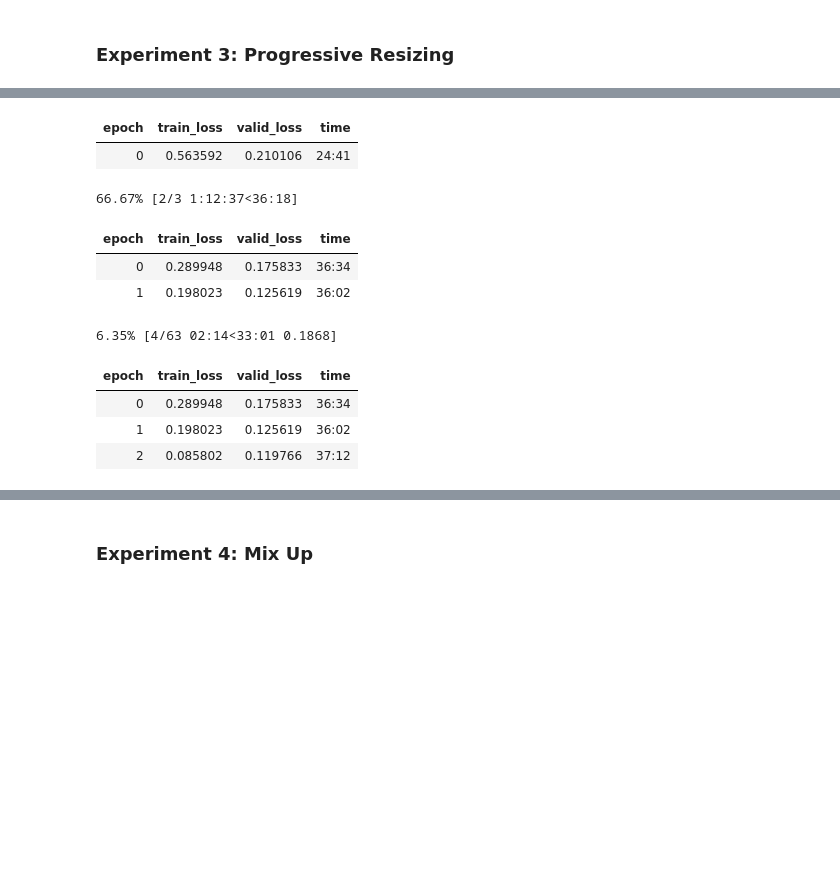
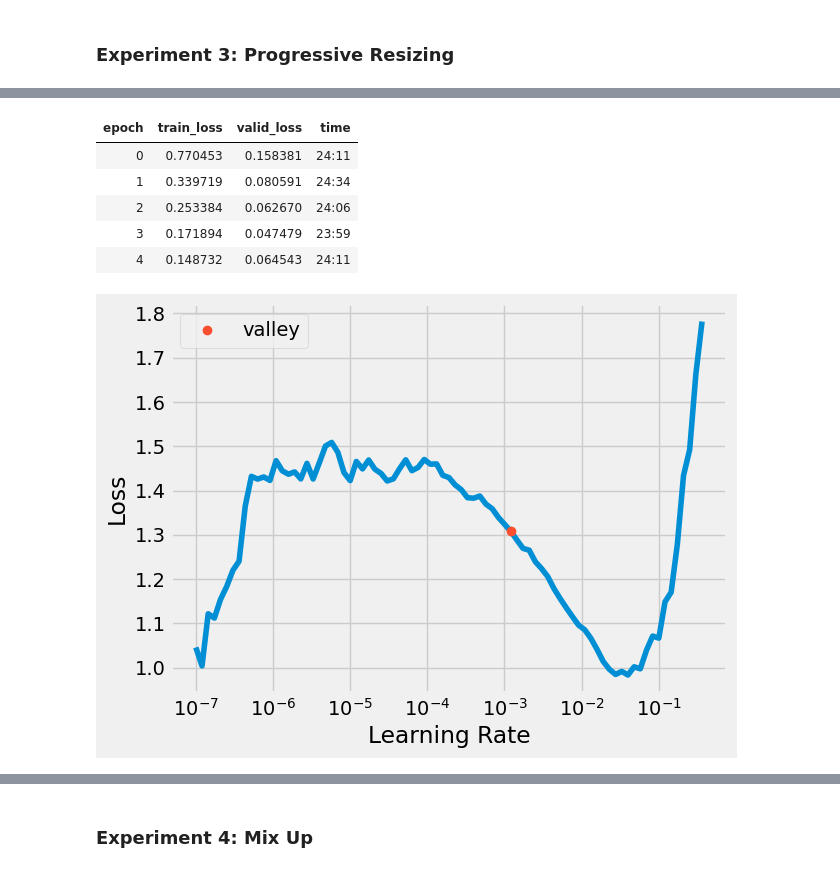
Before and after one commit to Virgo-Alpha/Mask_Detection, a Jupyter notebook: detector.ipynb, the cells around one changed output, grey strips where cells are left out. Saved outputs shown, nothing was run; the diff lists cells and outputs as text; code cells hidden in the pictures; blank space fills up the shorter version.

```diff
--- a/detector.ipynb
+++ b/detector.ipynb
@@ -429,5 +428,8 @@ learn.dls = dls # Change the dataloaders to our new ones with larger image size
 
 learn.freeze()
 
-learn.fine_tune(3)
+lr_min = learn.lr_find()
+
+# Choose a learning rate(s) based on the plot generated by lr_find
+learn.fit_one_cycle(5, lr_max=lr_min)  # For example, using the minimum learning rate found
 # %% [output]
@@ -434,14 +437,10 @@ learn.fine_tune(3)
 | epoch | train_loss | valid_loss | time |
-| 0 | 0.563592 | 0.210106 | 24:41 |
+| 0 | 0.770453 | 0.158381 | 24:11 |
+| 1 | 0.339719 | 0.080591 | 24:34 |
+| 2 | 0.253384 | 0.062670 | 24:06 |
+| 3 | 0.171894 | 0.047479 | 23:59 |
+| 4 | 0.148732 | 0.064543 | 24:11 |
-66.67% [2/3 1:12:37<36:18]
-| epoch | train_loss | valid_loss | time |
-| 0 | 0.289948 | 0.175833 | 36:34 |
-| 1 | 0.198023 | 0.125619 | 36:02 |
-6.35% [4/63 02:14<33:01 0.1868]
-| epoch | train_loss | valid_loss | time |
-| 0 | 0.289948 | 0.175833 | 36:34 |
-| 1 | 0.198023 | 0.125619 | 36:02 |
-| 2 | 0.085802 | 0.119766 | 37:12 |
+[figure, added]
 # %%
 # Save the model
 learn.export('/content/drive/My Drive/Colab Notebooks/mask_classifier_model_with_progressive_resizing.pkl')
```
Also changed, not shown: parts of 15 cells of this notebook.
